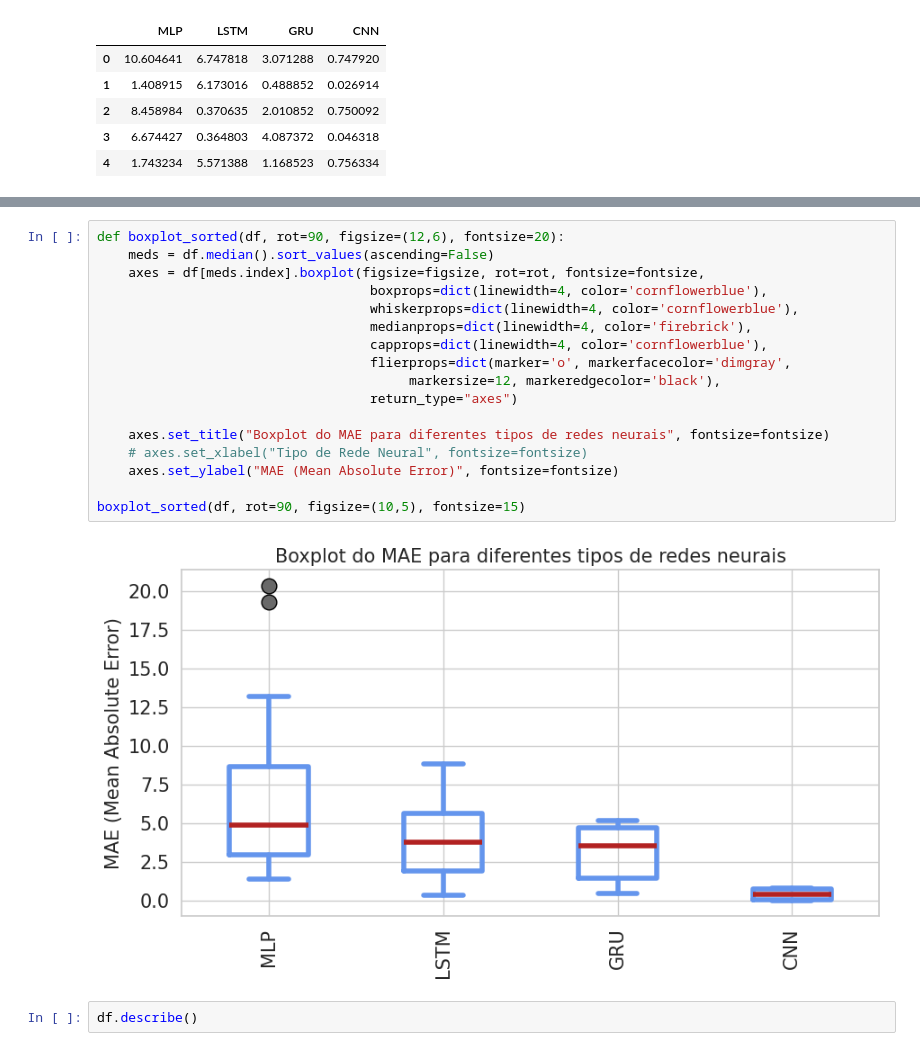
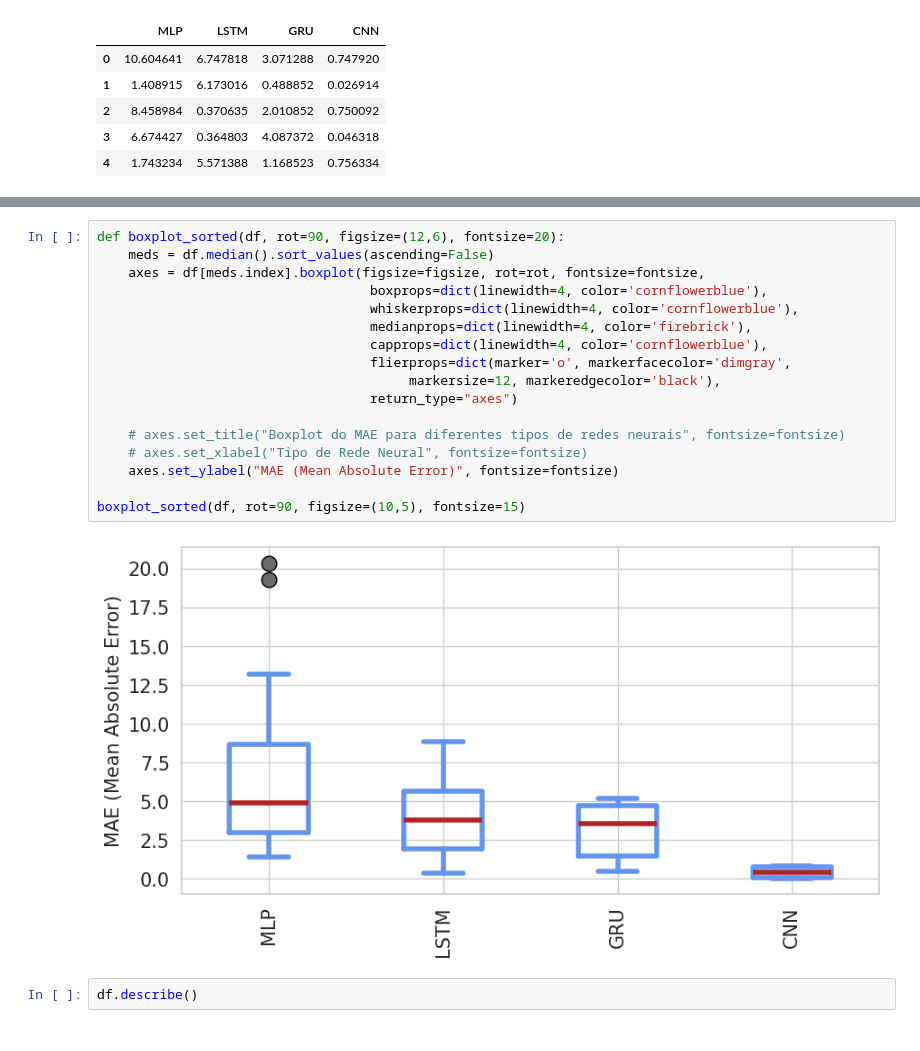
Before and after one commit to marcelogarret/projeto_mestrado, a Jupyter notebook: PINN_boxplot.ipynb, the cells around one changed output, grey strips where cells are left out. Saved outputs shown, nothing was run; the diff lists cells and outputs as text.

```diff
--- a/PINN_boxplot.ipynb
+++ b/PINN_boxplot.ipynb
@@ -31,22 +31,22 @@ plt.show()
 # %%
 def boxplot_sorted(df, rot=90, figsize=(12,6), fontsize=20):
     meds = df.median().sort_values(ascending=False)
     axes = df[meds.index].boxplot(figsize=figsize, rot=rot, fontsize=fontsize,
                                    boxprops=dict(linewidth=4, color='cornflowerblue'),
                                    whiskerprops=dict(linewidth=4, color='cornflowerblue'),
                                    medianprops=dict(linewidth=4, color='firebrick'),
                                    capprops=dict(linewidth=4, color='cornflowerblue'),
                                    flierprops=dict(marker='o', markerfacecolor='dimgray',
                                         markersize=12, markeredgecolor='black'),
                                    return_type="axes")
 
-    axes.set_title("Boxplot do MAE para diferentes tipos de redes neurais", fontsize=fontsize)
+    # axes.set_title("Boxplot do MAE para diferentes tipos de redes neurais", fontsize=fontsize)
     # axes.set_xlabel("Tipo de Rede Neural", fontsize=fontsize)
     axes.set_ylabel("MAE (Mean Absolute Error)", fontsize=fontsize)
 
 boxplot_sorted(df, rot=90, figsize=(10,5), fontsize=15)
 # %% [output]
-[figure, old version]
+[figure, new version]
 # %%
 df.describe()
 # %% [output]
```
Also changed, not shown: parts of 1 cell of this notebook.
